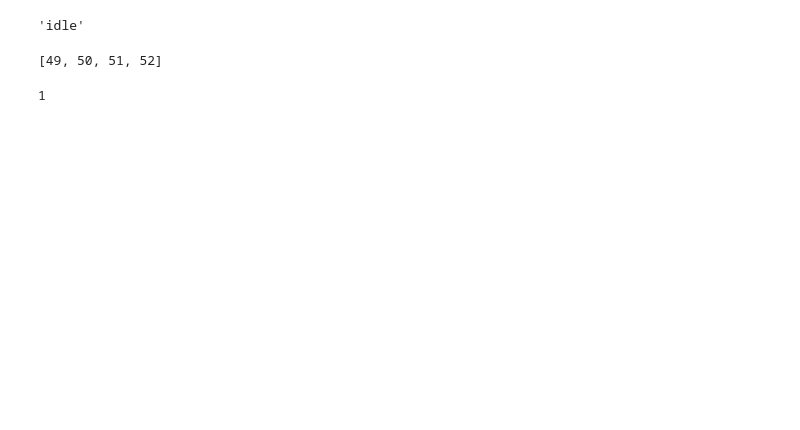
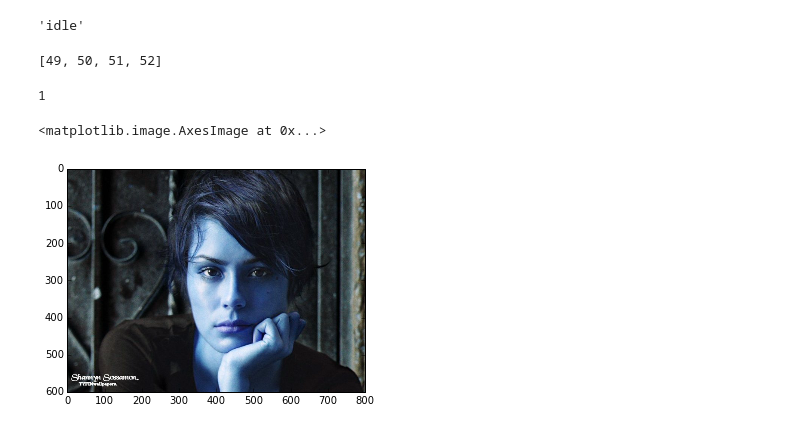
Before and after one commit to anich003/opencv_practice, a Jupyter notebook: scratchpad.ipynb, the cells around one changed output. Saved outputs shown, nothing was run; the diff lists cells and outputs as text; code cells hidden in the pictures; blank space fills up the shorter version.

```diff
--- a/scratchpad.ipynb
+++ b/scratchpad.ipynb
@@ -102,0 +117,5 @@ int(chr(49))
+# %%
+plt.imshow(img[...,::-1])
+# %% [output]
+<matplotlib.image.AxesImage at 0x...>
+[figure, added]
```
Also changed, not shown: parts of 32 cells of this notebook, 2 other files.
